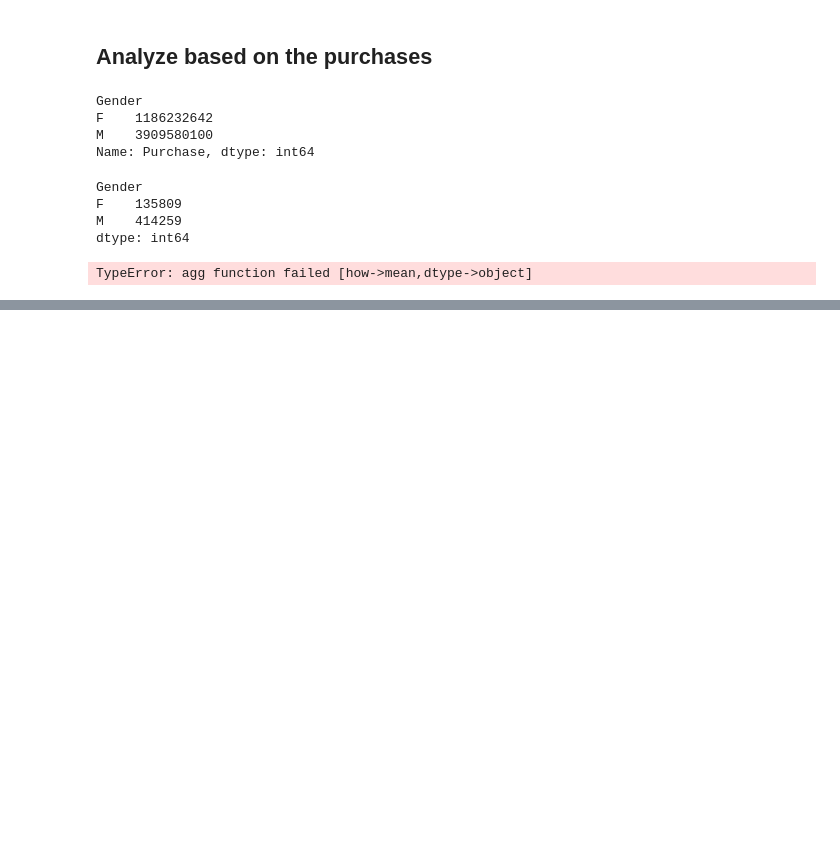
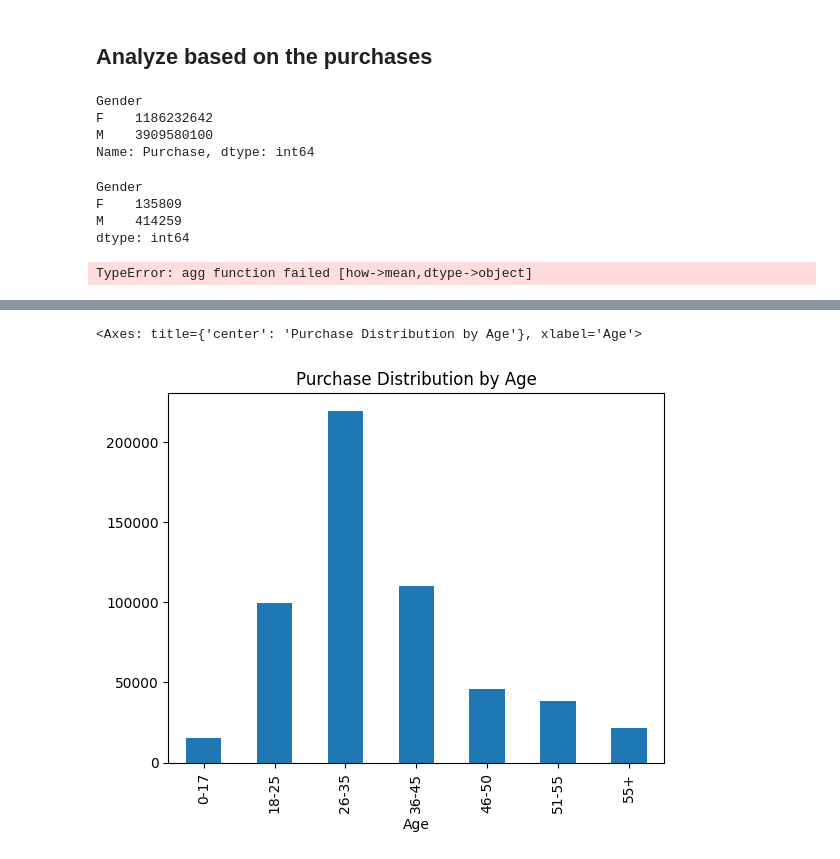
Before and after one commit to mkrishnavarun/Data_Analysis_Machine_Learning, a Jupyter notebook: black_friday_sales.ipynb, the cells around one changed output, grey strips where cells are left out. Drawn from its saved outputs; the diff is of its cells as text; code cells hidden in the pictures; blank space fills up the shorter version.

```diff
--- a/black_friday_sales.ipynb
+++ b/black_friday_sales.ipynb
@@ -168,0 +183,6 @@ TypeError: agg function failed [how->mean,dtype->object]
+# %%
+# Plot it
+df.groupby("Age").size().plot(kind="bar", title="Purchase Distribution by Age")
+# %% [output]
+<Axes: title={'center': 'Purchase Distribution by Age'}, xlabel='Age'>
+[figure, added]
```
Also changed, not shown: parts of 6 cells of this notebook.
